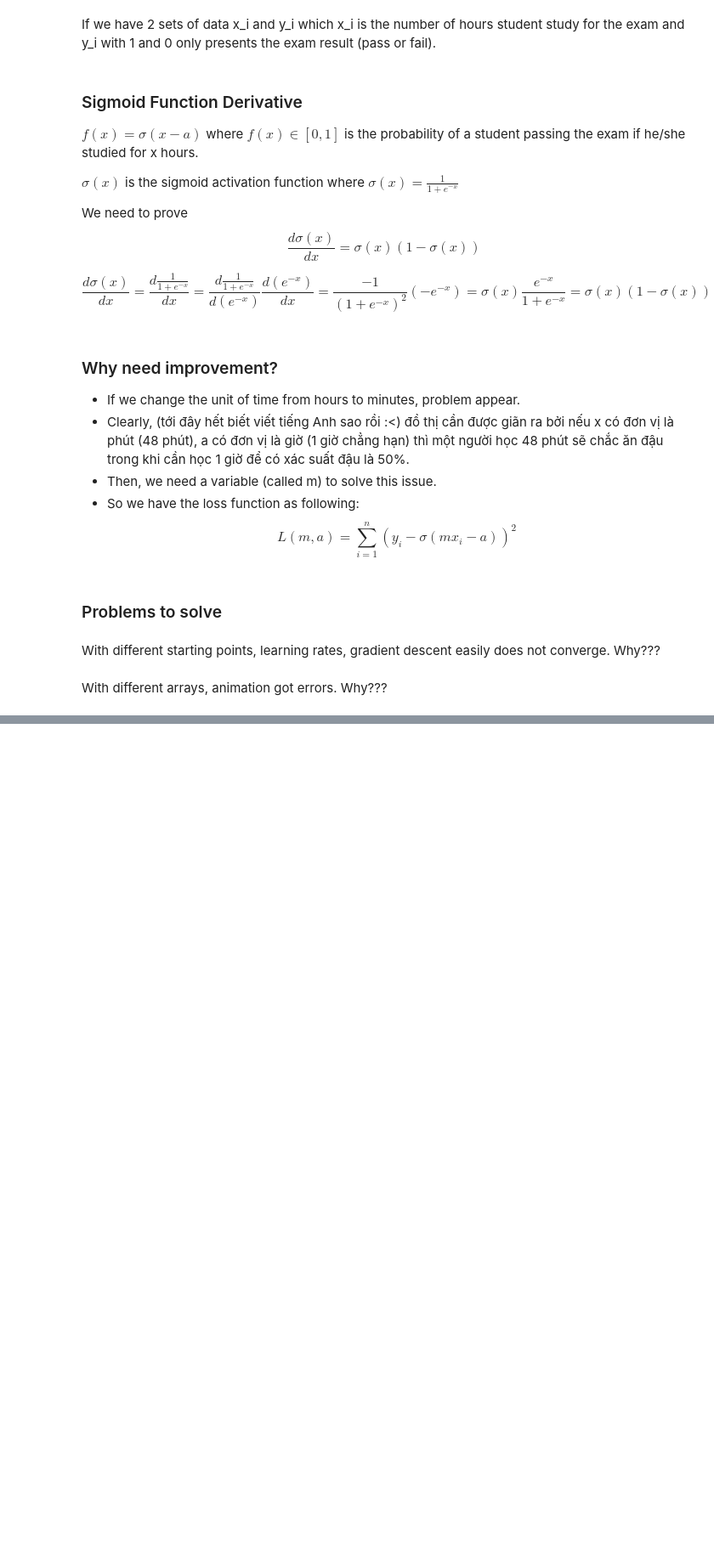
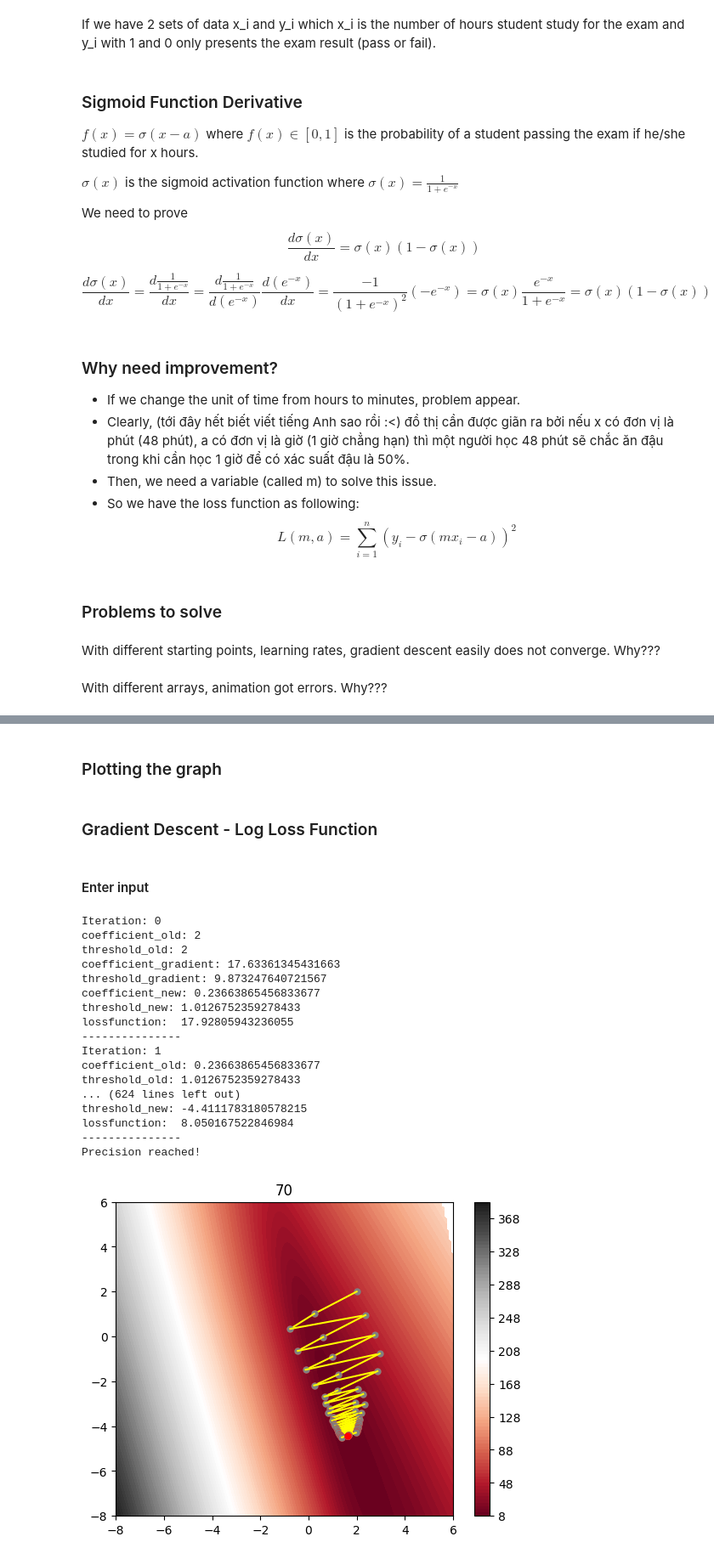
Before and after one commit to quihuynhlediem/gradient-descent, a Jupyter notebook: main.ipynb, the cells around one changed output, grey strips where cells are left out. Shown at 85% size. Cells and saved outputs as stored; diff of their text form; code cells hidden in the pictures; blank space fills up the shorter version.

```diff
--- a/main.ipynb
+++ b/main.ipynb
@@ -31,0 +66,44 @@ With different arrays, animation got errors. Why???
+# %%
+import numpy as np
+total_study_time = np.array([0.50, 0.75, 1.00, 1.25, 1.50, 1.75, 1.75, 2.00, 2.25, 2.50,
+                             2.75, 3.00, 3.25, 3.50, 4.00, 4.25, 4.50, 4.75, 5.00, 5.50])
+exam_result = np.array([0, 0, 0, 0, 0, 0, 1, 0, 1, 0,
+                       1, 0, 1, 0, 1, 1, 1, 1, 1, 1])
+
+
+class LogLoss():
+    def __init__(self):
+        self.threshold = 0
+        self.coefficient = 0
+
+    def sigmoid(self, x):
+        return 1 / (1 + np.exp(-x))
+
+    def predict(self, study_time):
+        log_odds = self.coefficient * study_time + self.threshold
+        return self.sigmoid(log_odds)
+
+    def value(self, coefficient, threshold):
+        self.coefficient = coefficient
+        self.threshold = threshold
+        self.loss_function = 0
+        for i in range(len(exam_result)):
+            result = exam_result[i]
+            study_time = total_study_time[i]
+            self.loss_function += -(result * np.log(self.predict(study_time)) +
+                                    (1 - result) * np.log(1 - self.predict(study_time)))
+        return self.loss_function
+
+    def gradient(self, coefficient, threshold):
+        self.coefficient = coefficient
+        self.threshold = threshold
+        self.threshold_gradient = 0
+        self.coefficient_gradient = 0
+        for i in range(len(exam_result)):
+            result = exam_result[i]
+            study_time = total_study_time[i]
+            self.threshold_gradient += -(result - self.predict(study_time))
+            self.coefficient_gradient += -(result - self.predict(study_time)) * study_time
+        return np.array([self.coefficient_gradient, self.threshold_gradient])
+# %% [markdown]
+### Plotting the graph
@@ -31,0 +169,2 @@ With different arrays, animation got errors. Why???
+# %% [markdown]
+### Gradient Descent - Log Loss Function
@@ -31,0 +242,23 @@ With different arrays, animation got errors. Why???
+# %% [markdown]
+#### Enter input
+# %%
+gradient_descent_process(2, 2, 0.1, 0.0000001, 100)
+# %% [output]
+Iteration: 0
+coefficient_old: 2
+threshold_old: 2
+coefficient_gradient: 17.63361345431663
+threshold_gradient: 9.873247640721567
+coefficient_new: 0.23663865456833677
+threshold_new: 1.0126752359278433
+lossfunction:  17.92805943236055
+---------------
+Iteration: 1
+coefficient_old: 0.23663865456833677
+threshold_old: 1.0126752359278433
+... (624 lines left out)
+threshold_new: -4.4111783180578215
+lossfunction:  8.050167522846984
+---------------
+Precision reached!
+[figure, added]
```
Also changed, not shown: parts of 9 cells of this notebook.
